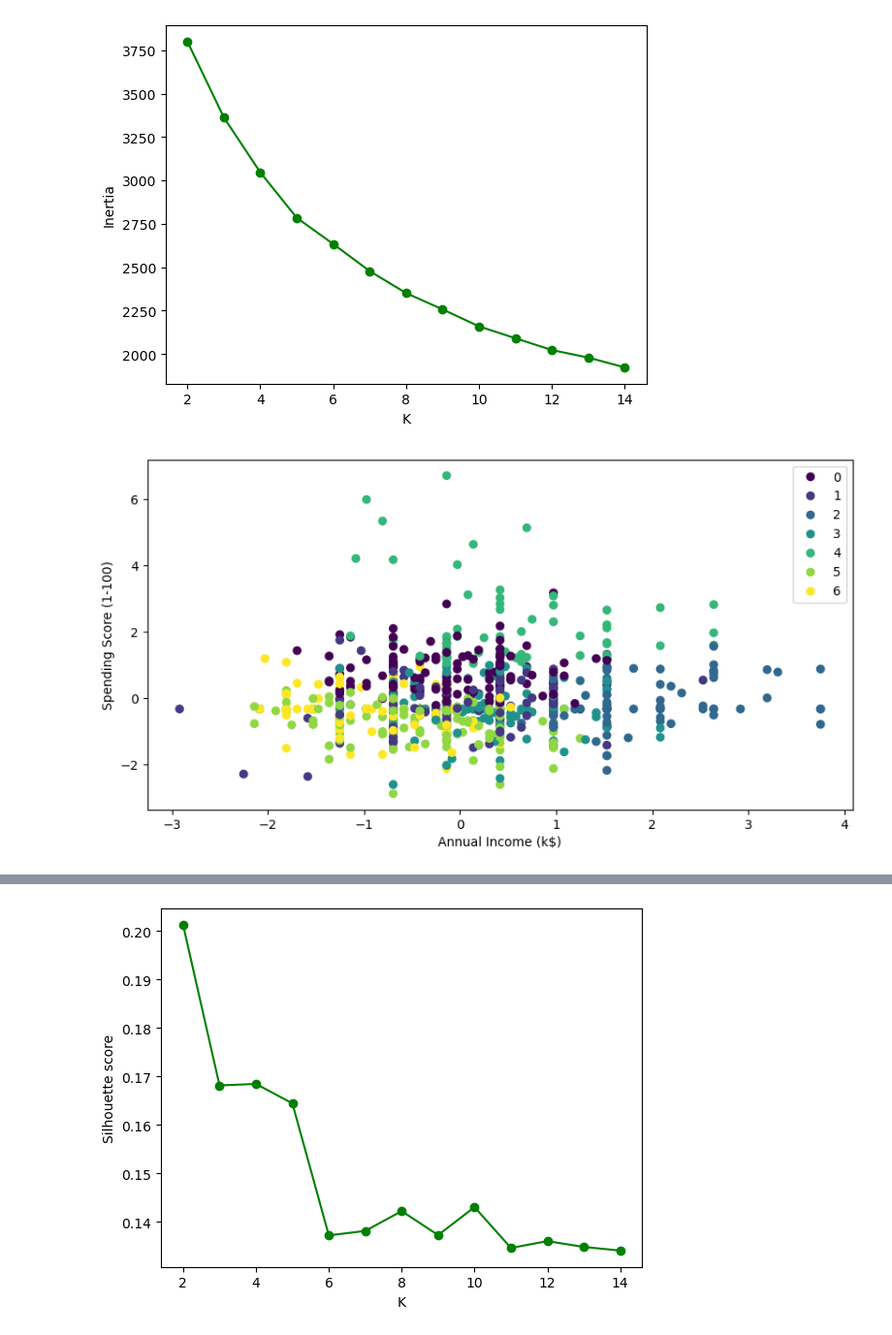
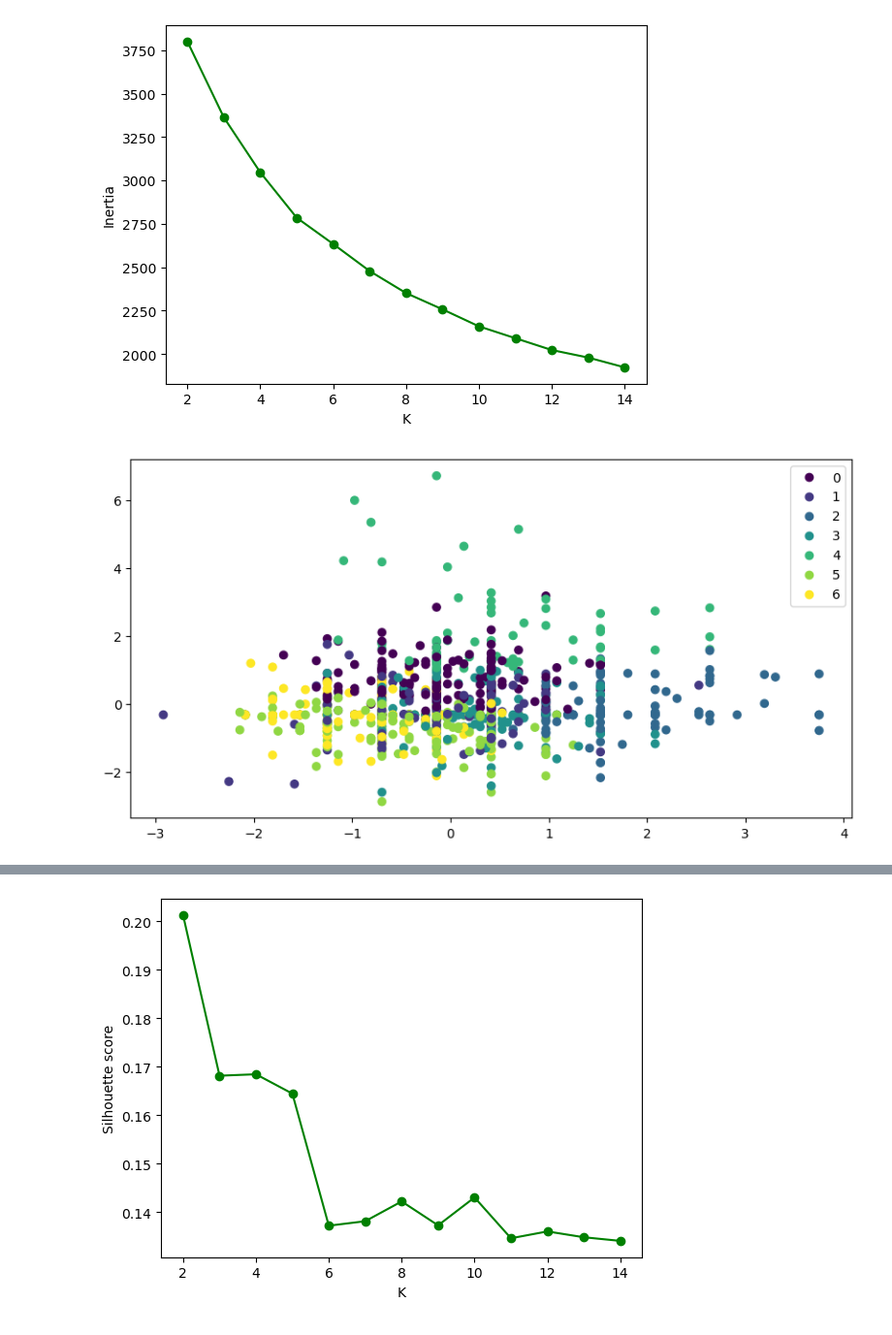
Before and after one commit to rinkal-raj/LHL-FINAL-PROJECT, a Jupyter notebook: notebooks/cluster_algorithm.ipynb, the cells around one changed output, grey strips where cells are left out. Shown: that part at 97% size. Cells and saved outputs as stored; diff of their text form; code cells hidden in the pictures.

```diff
--- a/notebooks/cluster_algorithm.ipynb
+++ b/notebooks/cluster_algorithm.ipynb
@@ -148,16 +148,14 @@ plt.ylabel("Inertia");
 # %%
 km = KMeans(n_clusters = 7, random_state=seed)
 km.fit(X)
 
 plt.figure(figsize=(10,5))
 scatter = plt.scatter(x= X.iloc[:, 0], y=X.iloc[:, 1], c= km.labels_)
-#plt.scatter(x= X['Annual Income (k$)'], y=X['Spending Score (1-100)'], c= km.labels_)
-#plt.scatter(km.cluster_centers_[:,0], km.cluster_centers_[:, 1], marker="X", color='r', s=300)
-plt.xlabel('Annual Income (k$)')
-plt.ylabel('Spending Score (1-100)')
+plt.xlabel('')
+plt.ylabel('')
 plt.legend(handles=scatter.legend_elements()[0], labels=[0, 1, 2, 3, 4, 5, 6, 7]);
 # %% [output]
-[figure, old version]
+[figure, new version]
 # %%
 from sklearn.metrics import silhouette_score
 
```
Also changed, not shown: parts of 3 cells of this notebook, 5 other files.
